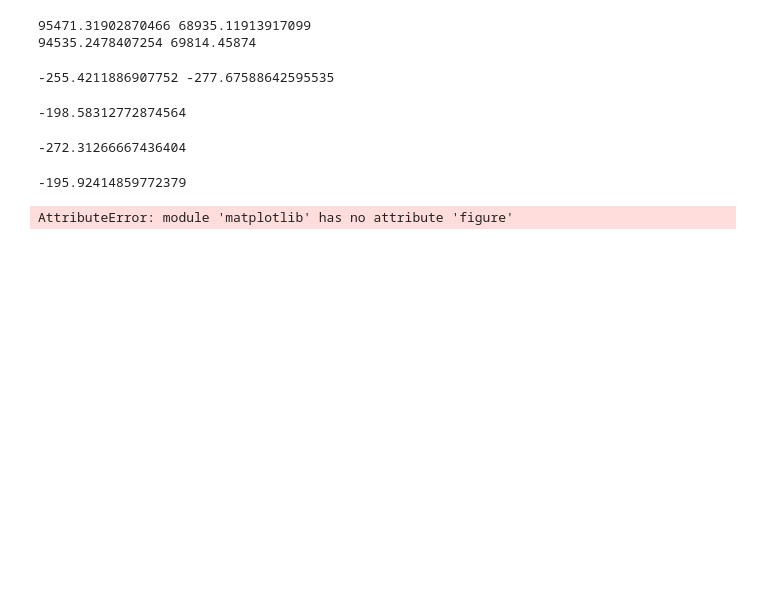
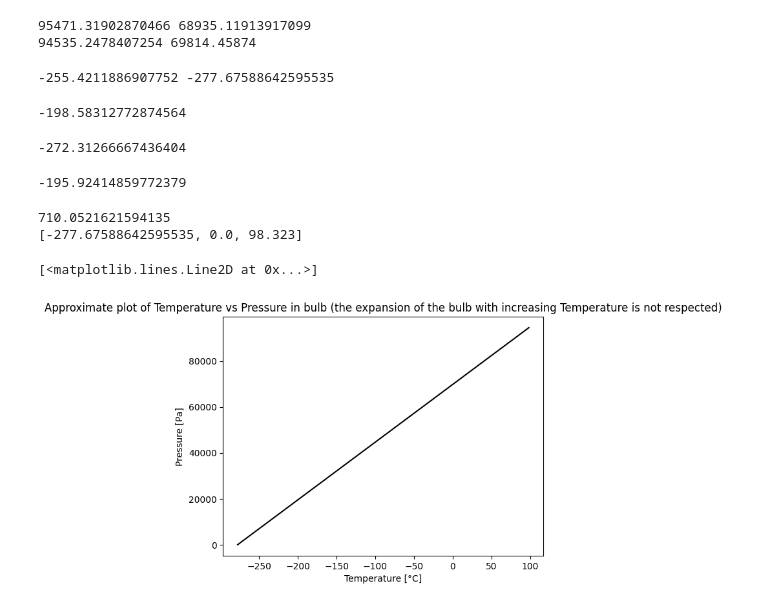
Before and after one commit to Noothless/Physik-Absolute-Zero, a Jupyter notebook: notebook/notebook.ipynb, the cells around one changed output. Saved outputs shown, nothing was run; the diff lists cells and outputs as text; code cells hidden in the pictures; blank space fills up the shorter version.

```diff
--- a/notebook/notebook.ipynb
+++ b/notebook/notebook.ipynb
@@ -80,14 +102,22 @@ t_Na = (A*t_0a + P_N)/(A - gamm*P_N)
 print(t_Na)
 # %% [output]
 -195.92414859772379
-# %%
-fig = plt.figure()
-ax1 = fig.add_axes((0.1,0.4,0.5,0.5))
-
-ax1.set_title('Title of Plot')
-ax1.set_xlabel('X')
-ax1.set_ylabel('Y')
-
-ax1.plot(X,Y,c='black',linestyle='--',linewidth=0.5)
-# %% [output]
-AttributeError: module 'matplotlib' has no attribute 'figure'
+# %%
+fig = plt.figure()
+
+ax1 = fig.add_subplot()
+
+
+ax1.set_title('Approximate plot of Temperature vs Pressure in bulb (the expansion of the bulb with increasing Temperature is not respected)')
+ax1.set_xlabel('Temperature [°C]')
+ax1.set_ylabel('Pressure [Pa]')
+
+P = [0, P_E2, P_K2]
+T = [t_02, M_E2[0], M_K2[0]]
+
+ax1.plot(T,P,c='black',linestyle='-', marker = 'o', label = 'adapt')
+# %% [output]
+710.0521621594135
+[-277.67588642595535, 0.0, 98.323]
+[<matplotlib.lines.Line2D at 0x...>]
+[figure, added]
```
Also changed, not shown: parts of 2 cells of this notebook.
